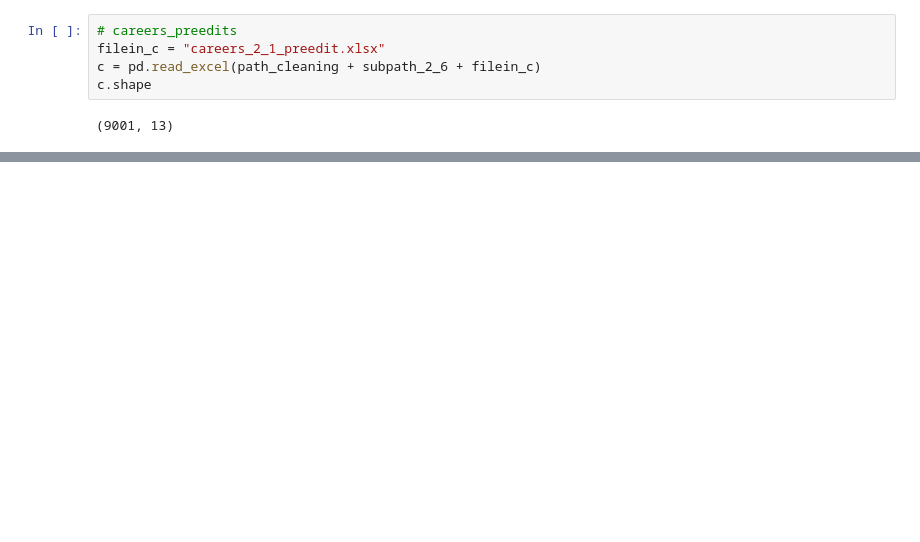
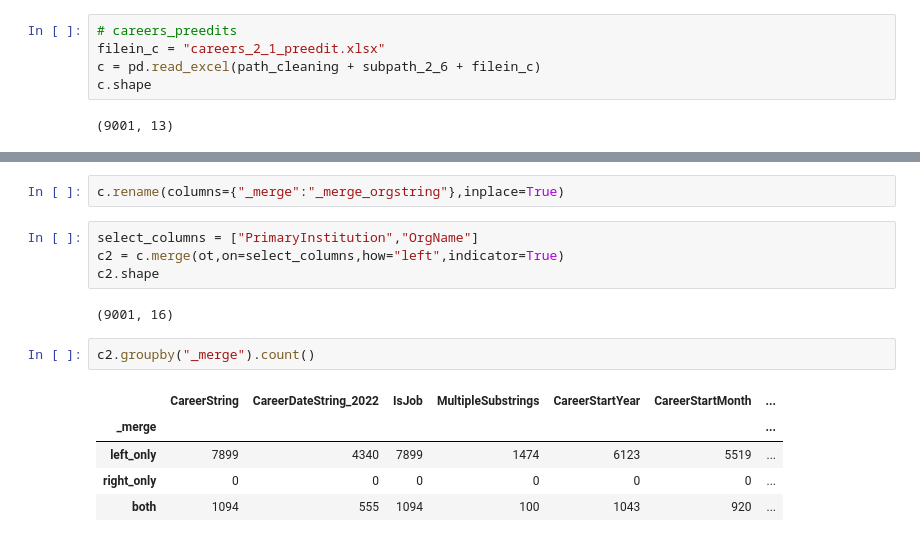
Before and after one commit to seouljake/nkelites, a Jupyter notebook: scripts/1 scripts - data cleaning and structuring/2.4.8 edit careers_preedit and create careers table.ipynb, the cells around one changed output, grey strips where cells are left out. Drawn from its saved outputs; the diff is of its cells as text; blank space fills up the shorter version.

```diff
--- a/scripts/1 scripts - data cleaning and structuring/2.4.8 edit careers_preedit and create careers table.ipynb
+++ b/scripts/1 scripts - data cleaning and structuring/2.4.8 edit careers_preedit and create careers table.ipynb
@@ -665,0 +101,16 @@ c4.shape
+# %%
+c.rename(columns={"_merge":"_merge_orgstring"},inplace=True)
+# %%
+select_columns = ["PrimaryInstitution","OrgName"]
+c2 = c.merge(ot,on=select_columns,how="left",indicator=True)
+c2.shape
+# %% [output]
+(9001, 16)
+# %%
+c2.groupby("_merge").count()
+# %% [output]
+|  | CareerString | CareerDateString_2022 | IsJob | MultipleSubstrings | CareerStartYear | CareerStartMonth | ... |
+| _merge |  |  |  |  |  |  | ... |
+| left_only | 7899 | 4340 | 7899 | 1474 | 6123 | 5519 | ... |
+| right_only | 0 | 0 | 0 | 0 | 0 | 0 | ... |
+| both | 1094 | 555 | 1094 | 100 | 1043 | 920 | ... |
```
Also changed, not shown: parts of 135 cells of this notebook, 4 other files.
